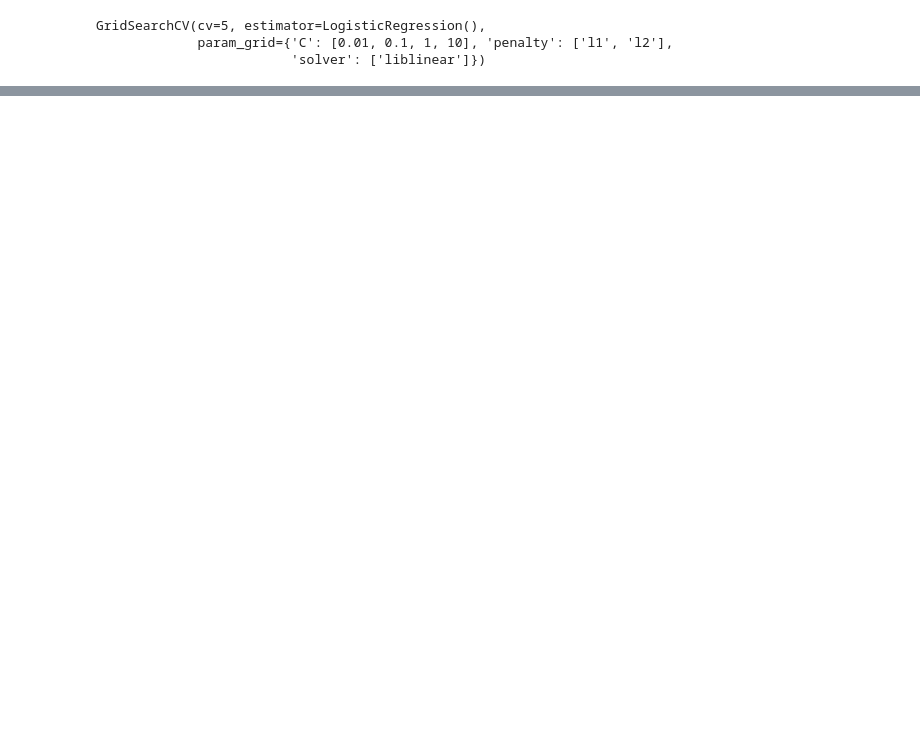
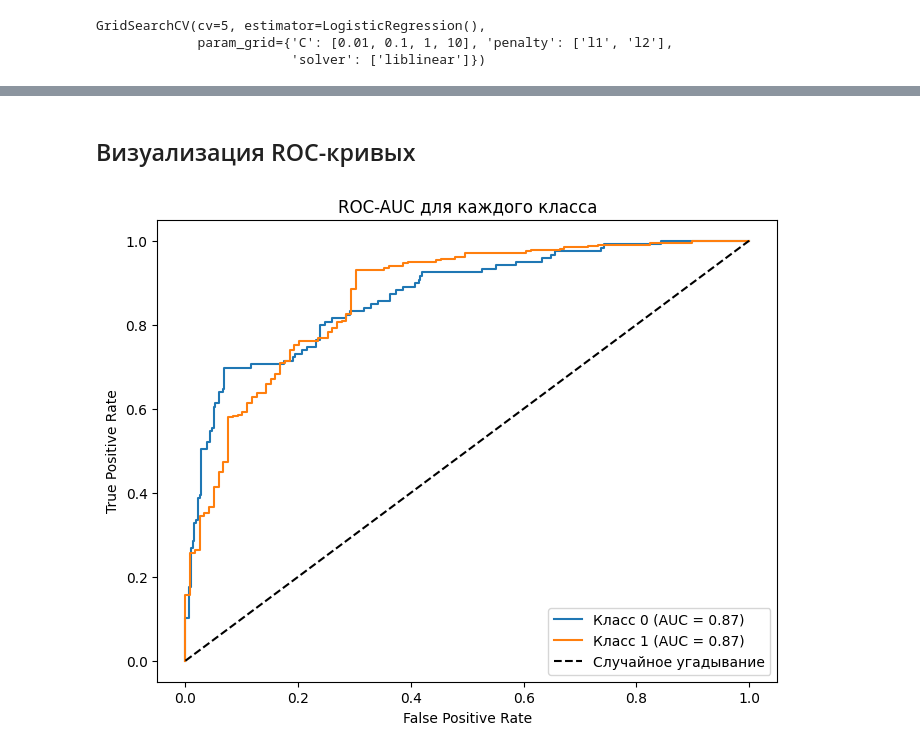
Before and after one commit to RuslanDulaev/Rainfall_prediction, a Jupyter notebook: rainfall.ipynb, the cells around one changed output, grey strips where cells are left out. Cells and saved outputs as stored; diff of their text form; code cells hidden in the pictures; blank space fills up the shorter version.

```diff
--- a/rainfall.ipynb
+++ b/rainfall.ipynb
@@ -296,0 +339,27 @@ fourth_model.score(X_test, y_test)
+# %% [markdown]
+## Визуализация ROC-кривых
+# %%
+from sklearn.metrics import roc_curve, auc
+from sklearn.preprocessing import label_binarize
+
+
+y_pred_proba = best_model_4.predict_proba(X_test)
+
+y_test_bin = label_binarize(y_test, classes=[0, 1, 2])
+
+plt.figure(figsize=(8,6))
+
+for i in range(2):
+    fpr, tpr, _ = roc_curve(y_test_bin[:, i], y_pred_proba[:, i])
+    roc_auc = auc(fpr, tpr)
+    plt.plot(fpr, tpr, label=f'Класс {i} (AUC = {roc_auc:.2f})')
+
+plt.plot([0, 1], [0, 1], 'k--', label="Случайное угадывание")
+
+plt.xlabel("False Positive Rate")
+plt.ylabel("True Positive Rate")
+plt.title("ROC-AUC для каждого класса")
+plt.legend()
+plt.show()
+# %% [output]
+[figure, added]
```
Also changed, not shown: parts of 76 cells of this notebook.
